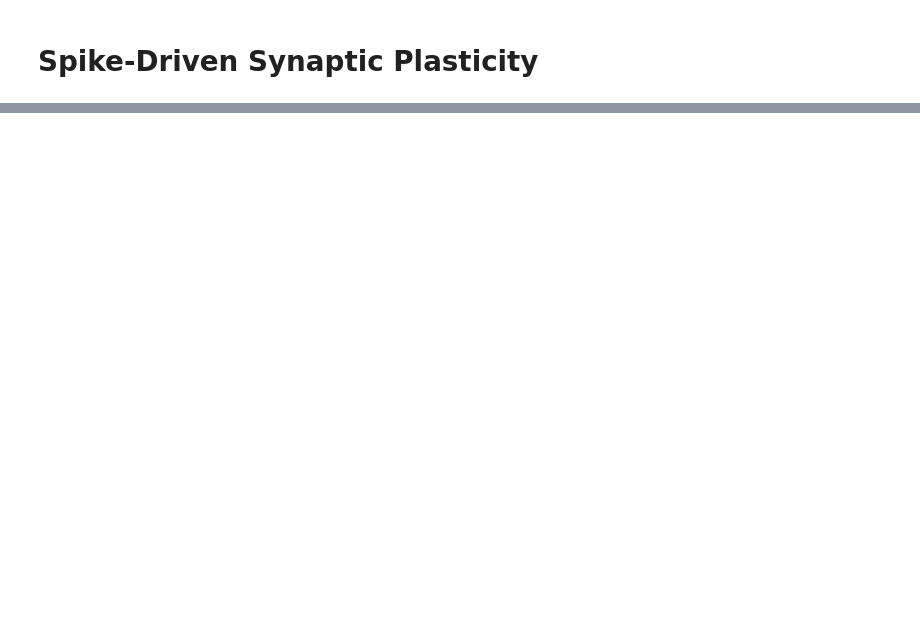
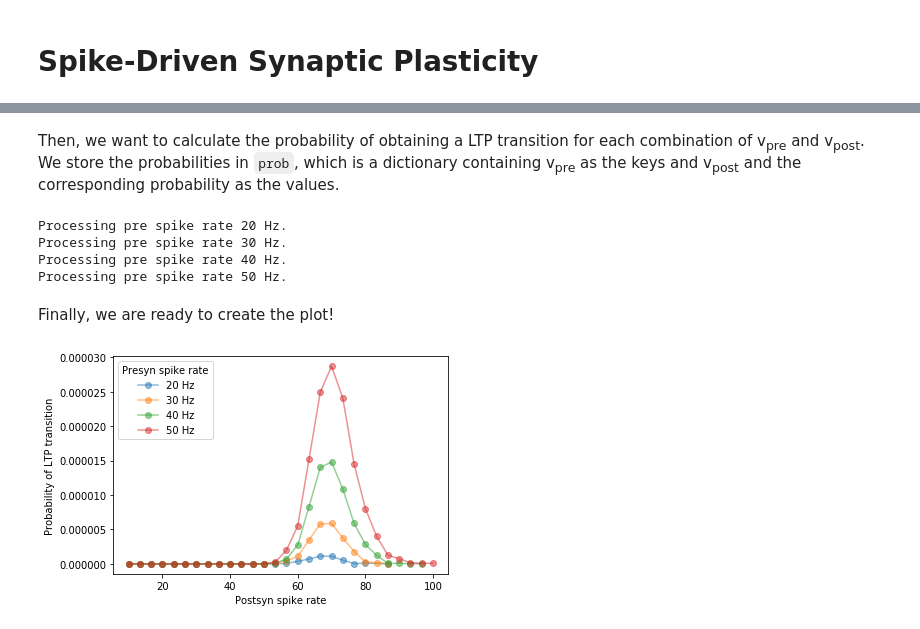
Before and after one commit to agarwalmanvi/gennzoo, a Jupyter notebook: Spike-driven Synaptic Plasticity Tutorial (Part II).ipynb, the cells around one changed output, grey strips where cells are left out. Drawn from its saved outputs; the diff is of its cells as text; code cells hidden in the pictures; blank space fills up the shorter version.

```diff
--- a/Spike-driven Synaptic Plasticity Tutorial (Part II).ipynb
+++ b/Spike-driven Synaptic Plasticity Tutorial (Part II).ipynb
@@ -76,28 +13,0 @@ C = np.array([fusi_post_init["C"]])
-# %%
-while model.timestep < PRESENT_TIMESTEPS:
-    model.step_time()
-
-    # Record spikes
-    for i, l in enumerate(neuron_layers):
-        # Download spikes
-        model.pull_current_spikes_from_device(l.name)
-
-        # Add to data structure
-        spike_times = np.ones_like(l.current_spikes) * model.t
-        layer_spikes[i] = (np.hstack((layer_spikes[i][0], l.current_spikes)),
-                           np.hstack((layer_spikes[i][1], spike_times)))
-
-    # Record value of X
-    model.pull_var_from_device("pre2post", "X")
-    X_val = pre2post.get_var_values("X")
-    X = np.concatenate((X, X_val), axis=0)
-
-    # Record value of postsyn_V
-    model.pull_var_from_device("postsyn", "V")
-    V_val = postsyn.vars["V"].view
-    postsyn_V = np.concatenate((postsyn_V, V_val), axis=0)
-
-    # Record value of C
-    model.pull_var_from_device("pre2post", "C")
-    C_val = pre2post.post_vars["C"].view
-    C = np.concatenate((C, C_val), axis=0)
@@ -153,25 +61,6 @@ Next, we will reproduce the graph given in Figure 2c from the paper: LTP transit
+# %% [markdown]
+Then, we want to calculate the probability of obtaining a LTP transition for each combination of v<sub>pre</sub> and v<sub>post</sub>. We store the probabilities in `prob`, which is a dictionary containing v<sub>pre</sub> as the keys and v<sub>post</sub> and the corresponding probability as the values.
 # %%
-import pandas as pd
-import os
-
-# create and populate a dataframe with the data from each csv file
-csv_dir = "/home/manvi/Documents/pygenn_ml_tutorial/fusi_data/LTP"
-csv_list = [i for i in os.listdir(csv_dir) if i[-3:] == "csv"]
-csv_list.sort()
-df = pd.DataFrame(columns=["pre_spike_rate", "post_spike_rate", "LTP_success"])
-
-for f in csv_list:
-    f_path = os.path.join(csv_dir, f)
-    print("Processing " + f)
-    pre_spike_rate = f[:2]
-    temp_df = pd.read_csv(f_path)
-    temp_df["pre_spike_rate"] = pre_spike_rate
-    df = df.append(temp_df)
-    print("\n")
-
-df.post_spike_rate = df.post_spike_rate.round(2)
-
-# calculate probabilities
 total = len(df.index)
 all_post_rates = df.post_spike_rate.unique()
 all_post_rates.sort()
@@ -193,12 +82,20 @@ for pre_rate in pre_spike_rates:
             success_count = len(success_df.index)
             prob[pre_rate][0].append(post_rate)
             prob[pre_rate][1].append(success_count / total)
-
-# make the plot
-fig, ax = plt.subplots()
-for pre_rate in prob.keys():
-    ax.plot(prob[pre_rate][0], prob[pre_rate][1], 'o-', label=str(pre_rate)+" Hz", alpha=0.5)
-leg = ax.legend(title="Presyn spike rate")
-ax.set_xlabel("Postsyn spike rate")
-ax.set_ylabel("Probability")
-plt.show()
+# %% [output]
+Processing pre spike rate 20 Hz.
+Processing pre spike rate 30 Hz.
+Processing pre spike rate 40 Hz.
+Processing pre spike rate 50 Hz.
+# %% [markdown]
+Finally, we are ready to create the plot!
+# %%
+fig, ax = plt.subplots()
+for pre_rate in prob.keys():
+    ax.plot(prob[pre_rate][0], prob[pre_rate][1], 'o-', label=str(pre_rate)+" Hz", alpha=0.5)
+leg = ax.legend(title="Presyn spike rate")
+ax.set_xlabel("Postsyn spike rate")
+ax.set_ylabel("Probability of LTP transition")
+plt.show()
+# %% [output]
+[figure, added]
```
Also changed, not shown: parts of 20 cells of this notebook.
